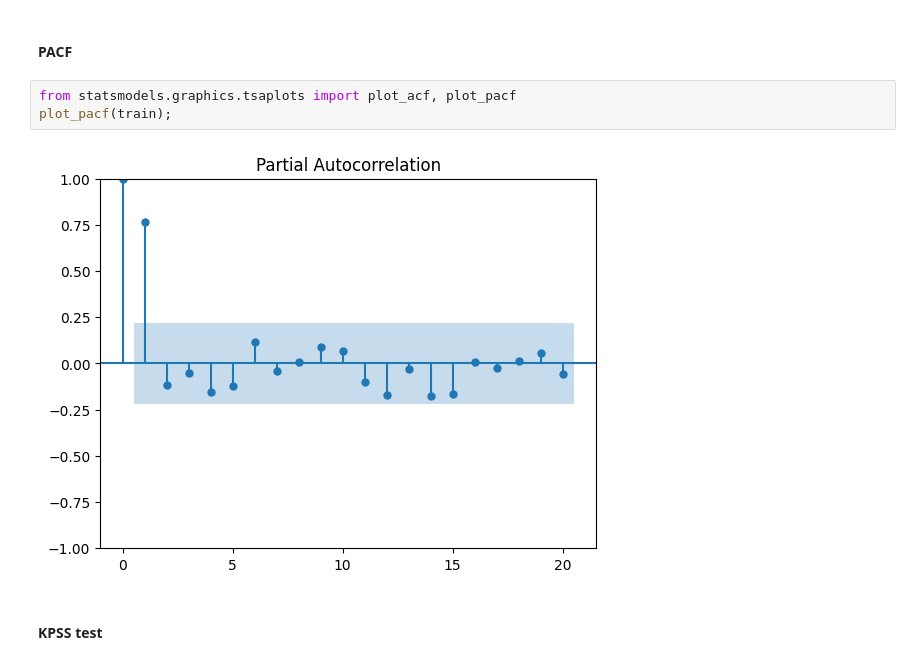
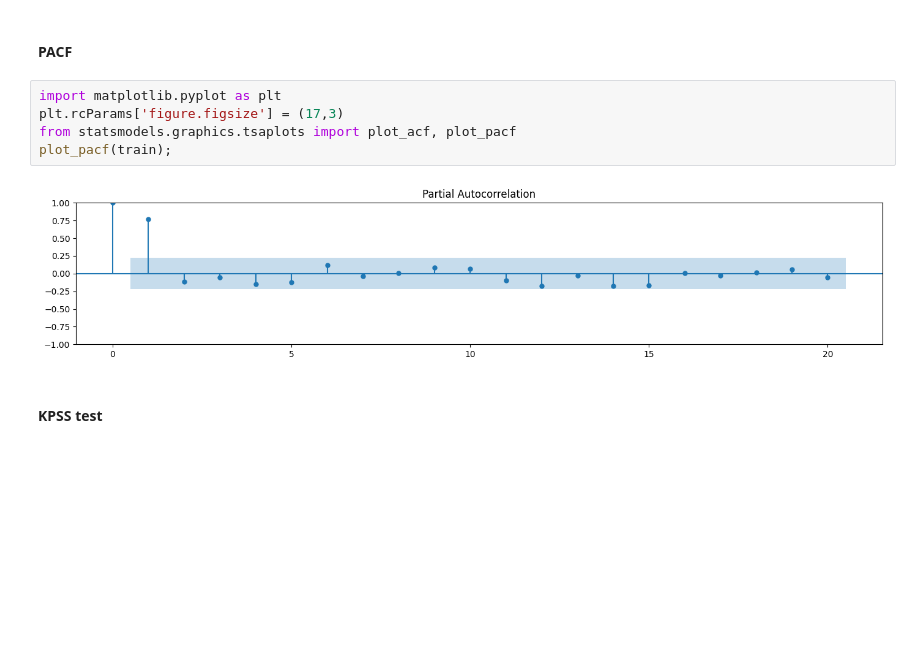
Before and after one commit to emolodniak/jupyter, a Jupyter notebook: sarimax/electricity.ipynb, the cells around one changed output. Drawn from its saved outputs; the diff is of its cells as text; blank space fills up the shorter version.

```diff
--- a/sarimax/electricity.ipynb
+++ b/sarimax/electricity.ipynb
@@ -35,10 +35,12 @@ plt.plot(test);
 # %% [markdown]
 #### PACF
 # %%
+import matplotlib.pyplot as plt
+plt.rcParams['figure.figsize'] = (17,3)
 from statsmodels.graphics.tsaplots import plot_acf, plot_pacf
 plot_pacf(train);
 # %% [output]
-[figure, old version]
+[figure, new version]
 # %% [markdown]
 #### KPSS test
 # %% [markdown]
```
